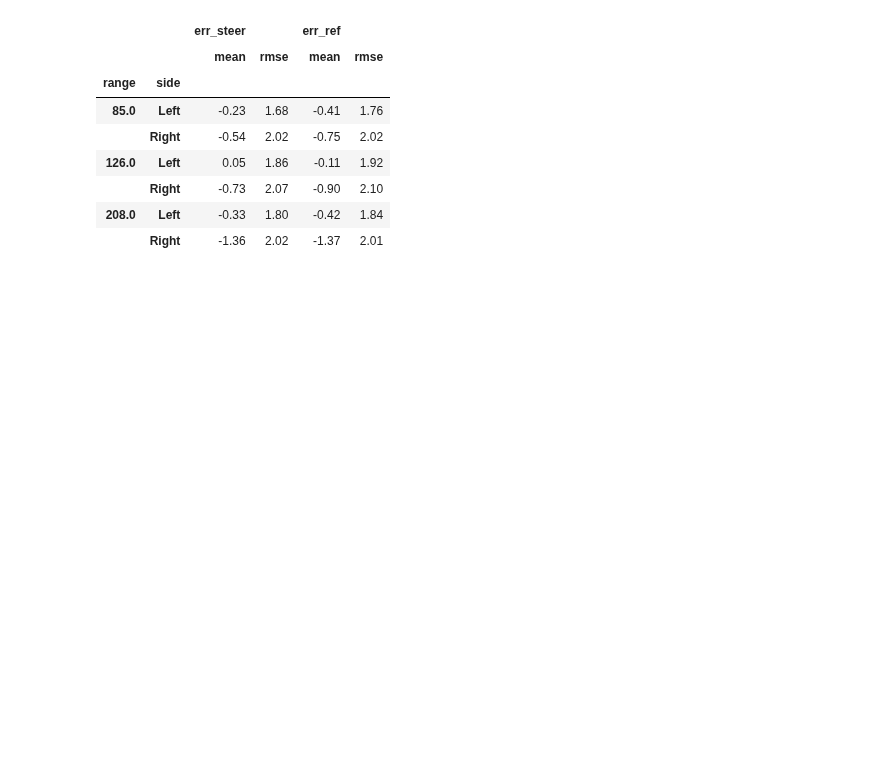
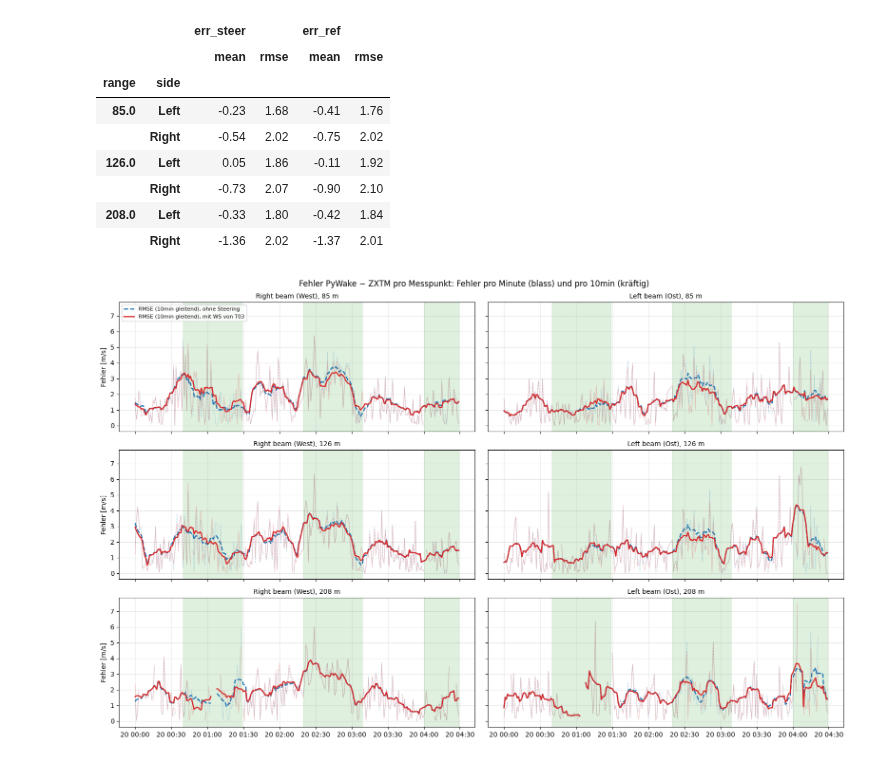
Before and after one commit to rfeusi/hill-of-towie-open-source-analysis, a Jupyter notebook: PyWake Simulation.ipynb, the cells around one changed output. Cells and saved outputs as stored; diff of their text form; code cells hidden in the pictures; blank space fills up the shorter version.

Commit message:
Add RMSE timeseries

```diff
--- a/PyWake Simulation.ipynb
+++ b/PyWake Simulation.ipynb
@@ -561,3 +561,40 @@ stats
 |  | Right | -0.73 | 2.07 | -0.90 | 2.10 |
 | 208.0 | Left | -0.33 | 1.80 | -0.42 | 1.84 |
 |  | Right | -1.36 | 2.02 | -1.37 | 2.01 |
+# %%
+WINDOW = "10min"   # Fensterbreite für den gleitenden RMSE
+
+err = los.pivot_table(index="time", columns=["range", "side"], values=["err_steer", "err_ref"])
+
+def rolling_rmse(e, window=WINDOW):
+    """Gleitender RMSE über ein zeitbasiertes Fenster, zentriert um jeden Zeitpunkt."""
+    return np.sqrt((e ** 2).rolling(window, center=True, min_periods=3).mean())
+
+err_styles = [
+    ("err_ref",   "tab:blue", "--", "ohne Steering"),
+    ("err_steer", "tab:red",  "-",  "mit WS von T03"),
+]
+
+fig, axes = plt.subplots(len(RANGES_M), 2, figsize=(16, 10), sharex=True, sharey=True)
+
+for row, r in enumerate(RANGES_M):
+    for col, side in enumerate(["Right", "Left"]):
+        ax = axes[row, col]
+        for var, color, ls, label in err_styles:
+            e = err[(var, r, side)]
+            ax.plot(e.index, e.abs(), color=color, ls=ls, lw=0.8, alpha=0.25)
+            ax.plot(e.index, rolling_rmse(e), color=color, ls=ls, lw=1.8,
+                    label=f"RMSE ({WINDOW} gleitend), {label}")
+        ax.fill_between(err.index, 0, 1, where=toggle_on.reindex(err.index), transform=ax.get_xaxis_transform(),  # type: ignore
+                        color="tab:green", alpha=0.15)
+        ax.set_title(f"{side} beam ({'West' if side == 'Right' else 'Ost'}), {r:.0f} m", fontsize=10)
+        ax.grid(alpha=0.3)
+        if col == 0:
+            ax.set_ylabel("Fehler [m/s]")
+
+axes[0, 0].legend(fontsize=8)
+axes[0, 0].margins(x=0)
+fig.suptitle("Fehler PyWake − ZXTM pro Messpunkt: Fehler pro Minute (blass) und pro 10min (kräftig)")
+fig.tight_layout()
+# %% [output]
+[figure, added]
```
Also changed, not shown: parts of 16 cells of this notebook.
